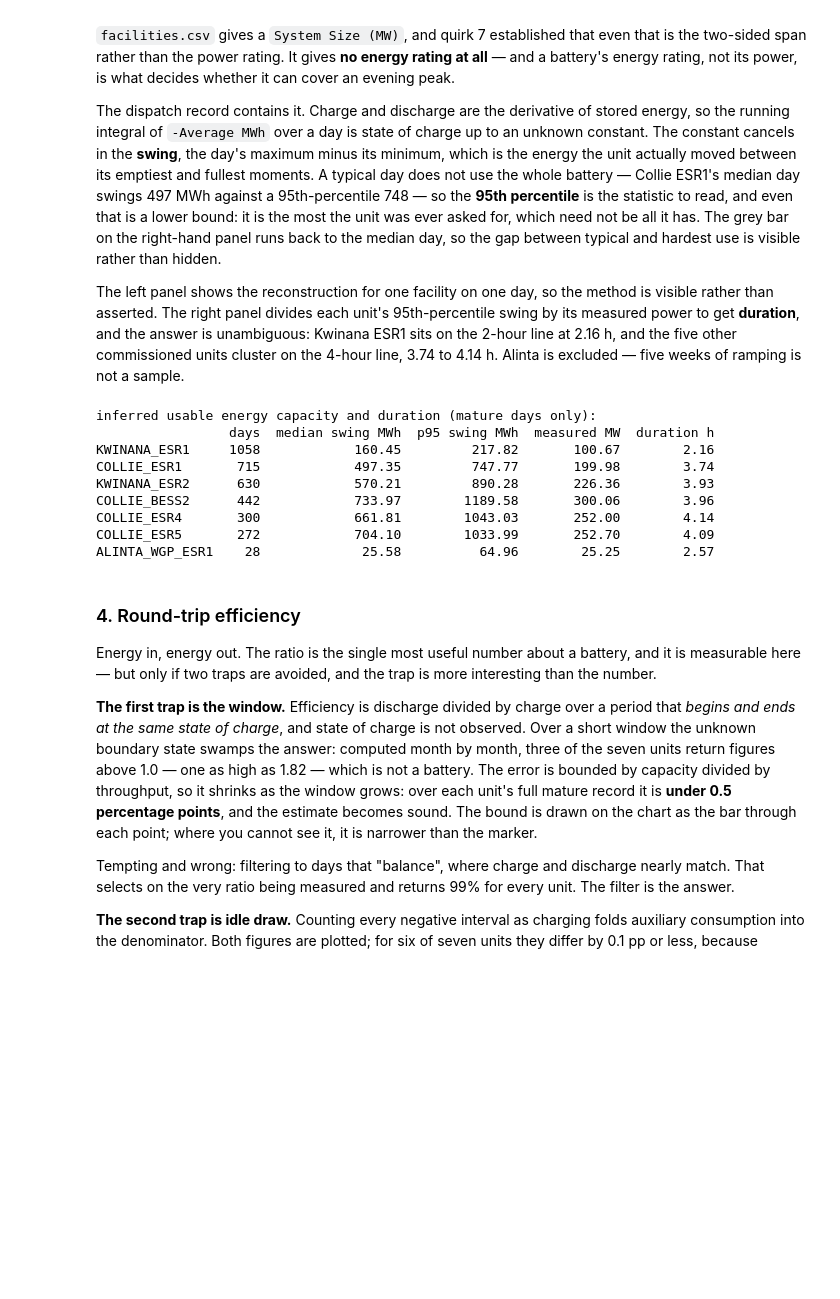
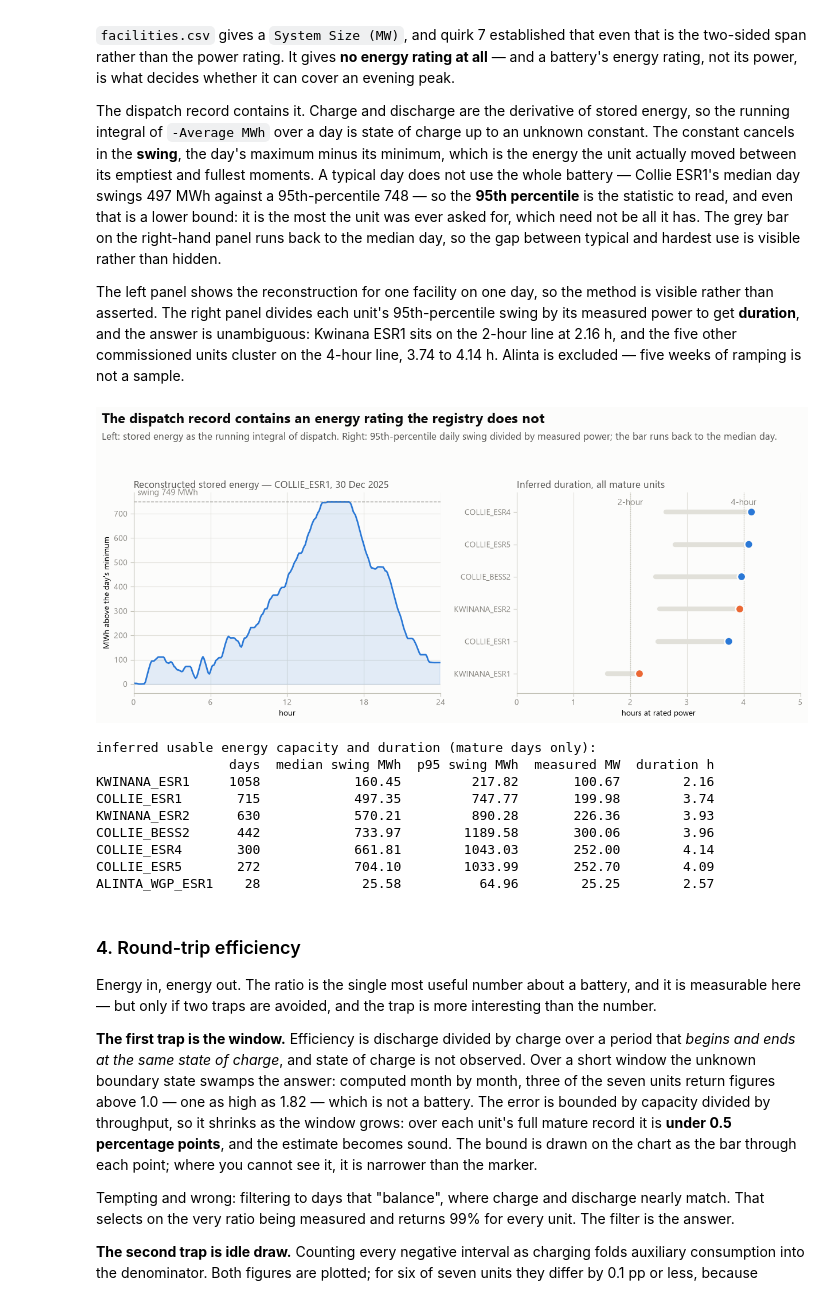
Before and after one commit to Jinmyung98/wa_energy_analytics, a Jupyter notebook: notebooks/EDA_facility_scada.ipynb, the cells around one changed output. Drawn from its saved outputs; the diff is of its cells as text; code cells hidden in the pictures; blank space fills up the shorter version.

```diff
--- a/notebooks/EDA_facility_scada.ipynb
+++ b/notebooks/EDA_facility_scada.ipynb
@@ -428,64 +498,69 @@ for f in FACS:
 
 cap = pd.DataFrame({
     "p50": {f: v.median() for f, v in sw.items()},
     "p95": {f: v.quantile(0.95) for f, v in sw.items()},
     "days": {f: len(v) for f, v in sw.items()},
 }).reindex(FACS)
 cap["mw"] = PMAX.reindex(FACS)
 cap["hours"] = cap.p95 / cap.mw
 cap["h50"] = cap.p50 / cap.mw
 
 EX_F, EX_D = "COLLIE_ESR1", pd.Timestamp("2025-12-30")   # a 95th-percentile day, full cycle
 ex = s[(s.facility_code == EX_F) & (s.date == EX_D)].sort_values("ts")
 soc = (-ex["Average MWh"]).cumsum()
 soc = soc - soc.min()
 
-fig = make_subplots(rows=1, cols=2, horizontal_spacing=0.11, column_widths=[0.52, 0.48],
-                    subplot_titles=[f"Reconstructed stored energy — {EX_F}, {EX_D:%d %b %Y}",
-                                    "Inferred duration, all mature units"])
+fig, (axL, axR) = plt.subplots(1, 2, figsize=(12.5, 5.6),
+                               gridspec_kw={"width_ratios": [0.52, 0.48]})
 
 hrs = ex.ts.dt.hour + ex.ts.dt.minute / 60
-fig.add_trace(go.Scatter(
-    x=hrs, y=soc, mode="lines", line=dict(color=BLUE, width=2), showlegend=False,
-    fill="tozeroy", fillcolor="rgba(42,120,214,0.12)",
-    hovertemplate="%{x:.1f}h · %{y:,.0f} MWh above the day's minimum<extra></extra>"),
-    row=1, col=1)
-fig.add_hline(y=float(soc.max()), line=dict(color=MUTED, width=1, dash="dash"), row=1, col=1)
-fig.add_annotation(x=0.3, y=float(soc.max()), text=f"swing {soc.max():,.0f} MWh",
-                   showarrow=False, yshift=12, xanchor="left",
-                   font=dict(size=11, color=MUTED), row=1, col=1)
+axL.fill_between(hrs, 0, soc, color=BLUE, alpha=0.12)
+axL.plot(hrs, soc, color=BLUE, linewidth=2)
+axL.axhline(float(soc.max()), color=MUTED, linewidth=1, linestyle="--")
+axL.annotate(f"swing {soc.max():,.0f} MWh", xy=(0.3, float(soc.max())),
+            xytext=(0, 6), textcoords="offset points", ha="left", va="bottom",
+            fontsize=11, color=MUTED)
+axL.set_title(f"Reconstructed stored energy — {EX_F}, {EX_D:%d %b %Y}",
+              loc="left", fontsize=12.5, color=INK_2)
+axL.set_xlabel("hour")
+axL.set_ylabel("MWh above the day's minimum")
+axL.set_xticks([0, 6, 12, 18, 24])
+axL.set_xlim(0, 24)
 
 d = cap.dropna(subset=["hours"]).drop(index="ALINTA_WGP_ESR1", errors="ignore")
 order = d.sort_values("hours").index.tolist()
+ypos = {f: i for i, f in enumerate(order)}
 for f in order:
-    fig.add_trace(go.Scatter(
-        x=[d.loc[f, "h50"], d.loc[f, "hours"]], y=[f, f], mode="lines",
-        line=dict(color=GRID, width=6), showlegend=False, hoverinfo="skip"), row=1, col=2)
-fig.add_trace(go.Scatter(
-    x=d.loc[order, "hours"], y=order, mode="markers", showlegend=False,
-    marker=dict(size=11, color=[SITE_COLOR[site_of(f)] for f in order],
-                line=dict(color=SURFACE, width=2)),
-    hovertemplate="%{y}<br>%{x:.2f} h at rated power<extra></extra>"), row=1, col=2)
+    axR.plot([d.loc[f, "h50"], d.loc[f, "hours"]], [ypos[f], ypos[f]],
+             color=GRID, linewidth=6, solid_capstyle="round", zorder=1)
+axR.scatter([d.loc[f, "hours"] for f in order], [ypos[f] for f in order],
+           s=110, color=[SITE_COLOR[site_of(f)] for f in order],
+           edgecolors=SURFACE, linewidths=2, zorder=3)
 for h, lab in ((2, "2-hour"), (4, "4-hour")):
-    fig.add_vline(x=h, line=dict(color=AXIS, width=1, dash="dot"), row=1, col=2)
-    fig.add_annotation(x=h, y=1.0, yref="y2 domain", text=lab, showarrow=False,
-                       yshift=8, font=dict(size=11, color=MUTED), row=1, col=2)
+    axR.axvline(h, color=AXIS, linewidth=1, linestyle=":")
+    # Inside the plot, near the top: outside it would collide with the panel's
+    # own title, which matplotlib (unlike plotly) does not budget space against.
+    axR.annotate(lab, xy=(h, 0.97), xycoords=("data", "axes fraction"),
+                ha="center", va="top", fontsize=11, color=MUTED)
+axR.set_title("Inferred duration, all mature units", loc="left", fontsize=12.5, color=INK_2)
+axR.set_xlabel("hours at rated power")
+axR.set_xlim(0, 5)
+axR.set_yticks(list(ypos.values()))
+axR.set_yticklabels(order)
+axR.set_ylim(-0.6, len(order) - 0.4)
 
-style(fig, "The dispatch record contains an energy rating the registry does not",
+style(fig, (axL, axR), "The dispatch record contains an energy rating the registry does not",
       "Left: stored energy as the running integral of dispatch. Right: 95th-percentile "
-      "daily swing divided by measured power; the bar runs back to the median day.",
-      height=470, hover="closest", top=132, showlegend=False)
-fig.update_xaxes(title_text="hour", tickvals=[0, 6, 12, 18, 24], range=[0, 24], row=1, col=1)
-fig.update_yaxes(title_text="MWh above the day's minimum", row=1, col=1)
-fig.update_xaxes(title_text="hours at rated power", range=[0, 5], row=1, col=2)
-fig.update_yaxes(categoryorder="array", categoryarray=order, row=1, col=2)
-fig.show()
+      "daily swing divided by measured power; the bar runs back to the median day.")
+axR.grid(axis="y", visible=False)
+plt.show()
 
 print("inferred usable energy capacity and duration (mature days only):")
 print(cap[["days", "p50", "p95", "mw", "hours"]].rename(columns={
     "p50": "median swing MWh", "p95": "p95 swing MWh", "mw": "measured MW",
     "hours": "duration h"}).round(2).to_string())
 # %% [output]
+[figure, added]
 inferred usable energy capacity and duration (mature days only):
                  days  median swing MWh  p95 swing MWh  measured MW  duration h
 KWINANA_ESR1     1058            160.45         217.82       100.67        2.16
```
Also changed, not shown: parts of 7 cells of this notebook, 7 other files.
